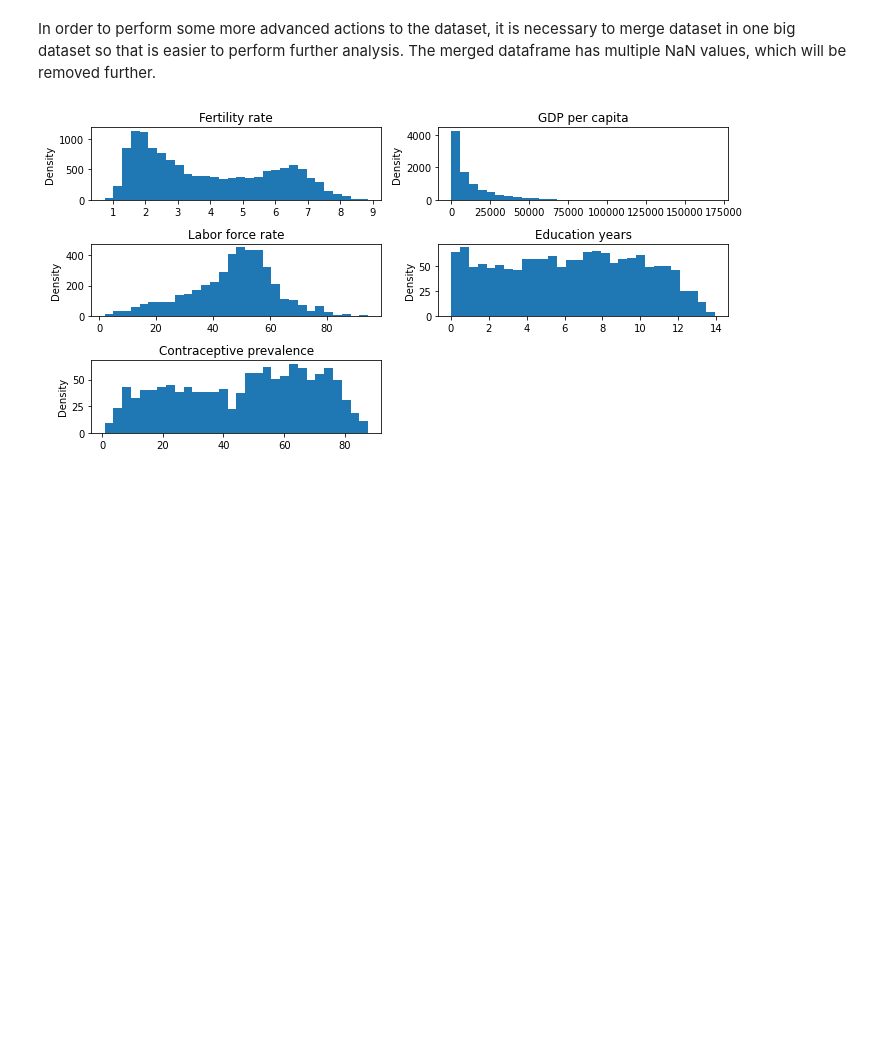
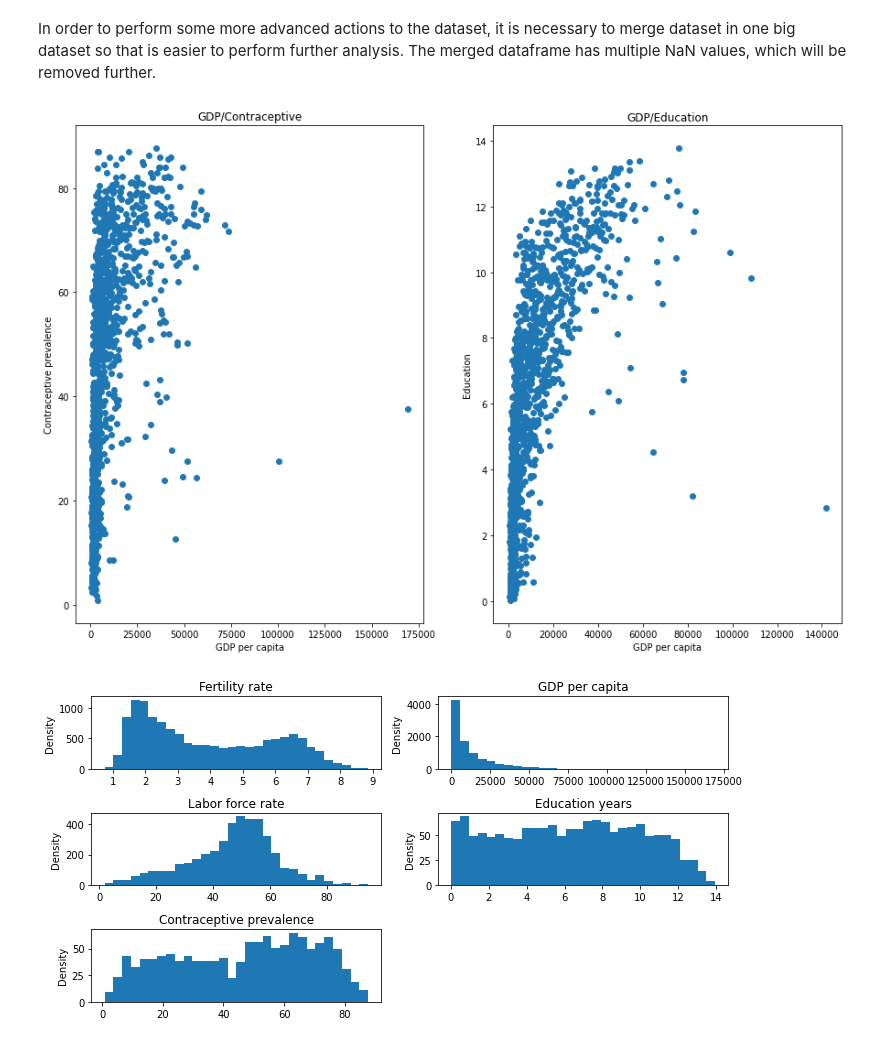
Before and after one commit to michalsciubisz/fertility_rate_project, a Jupyter notebook: fertility_rate_adjusted_to_pdf.ipynb, the cells around one changed output. Drawn from its saved outputs; the diff is of its cells as text; code cells hidden in the pictures; blank space fills up the shorter version.

```diff
--- a/fertility_rate.ipynb
+++ b/fertility_rate_adjusted_to_pdf.ipynb
@@ -137,6 +138,21 @@ In order to perform some more advanced actions to the dataset, it is necessary t
 merged_df= gdp_df.merge(labor_df, on=['Entity', 'Year'])\
                            .merge(education_df, on=['Entity', 'Year'])\
                            .merge(contraception_df, on=['Entity', 'Year'])
+# %%
+plt.figure(figsize=(15,10))
+plt.subplot(1,2,1)
+plt.title('GDP/Contraceptive')
+plt.scatter(merged_df['GDP per capita'], merged_df['Contraceptive prevalence'])
+plt.ylabel('Contraceptive prevalence')
+plt.xlabel('GDP per capita')
+plt.subplot(1,2,2)
+plt.title('GDP/Education')
+plt.scatter(merged_df['GDP per capita'], merged_df['Education years'])
+plt.xlabel('GDP per capita')
+plt.ylabel('Education')
+plt.show()
+# %% [output]
+[figure, added]
 # %%
 col_list = ['Fertility rate', 'GDP per capita', 'Labor force rate', 'Education years', 'Contraceptive prevalence']
 
```
Also changed, not shown: parts of 20 cells of this notebook.
